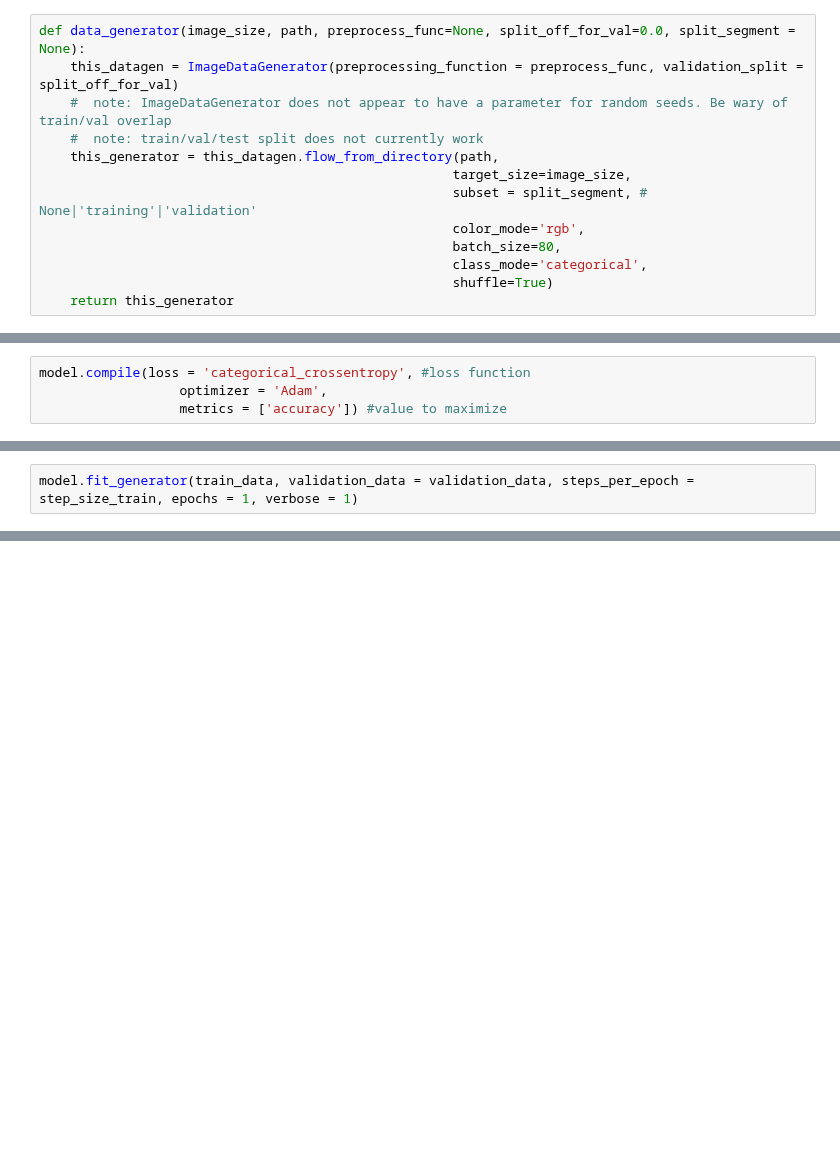
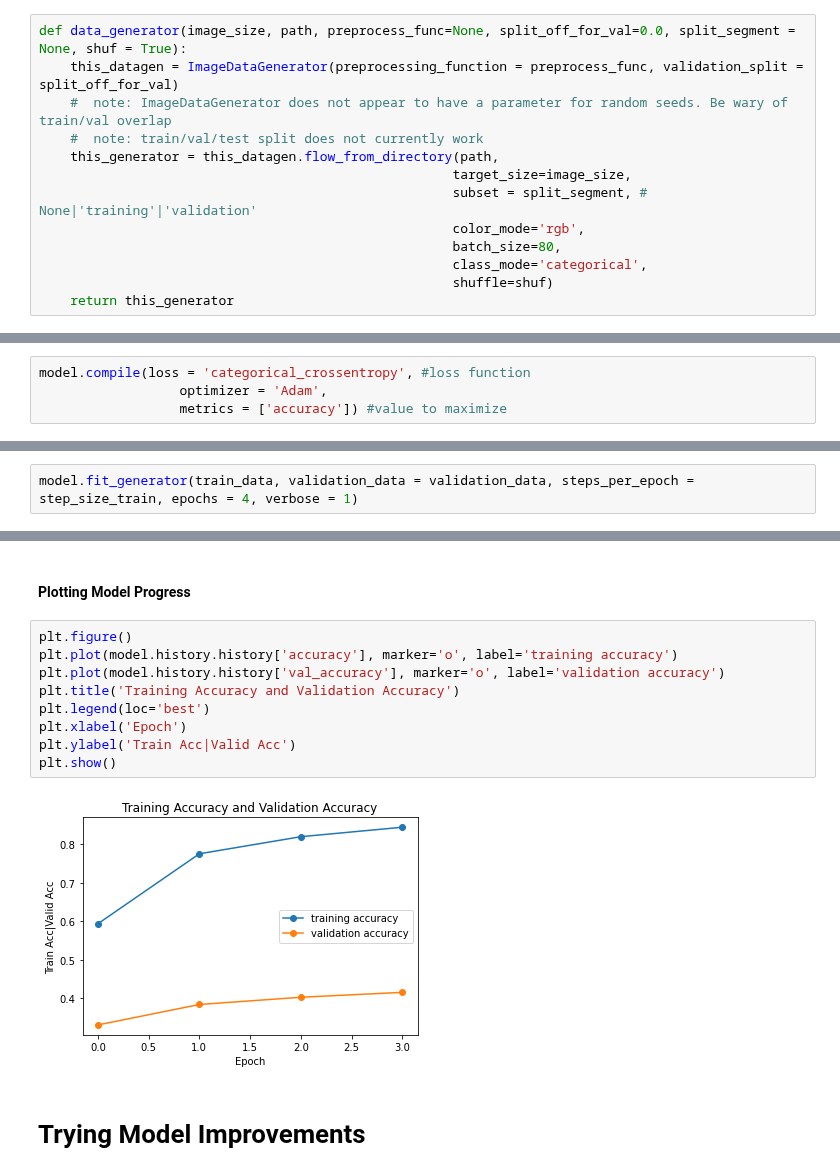
Before and after one commit to Windblown-Marionette/fingerspelling-text, a Jupyter notebook: Fingerspelling-CNN-3-Exploring-Model-Improvements-and-Training-Models.ipynb, the cells around one changed output, grey strips where cells are left out. Saved outputs shown, nothing was run; the diff lists cells and outputs as text; blank space fills up the shorter version.

Commit message:
add improvement attempts and grid search base

```diff
--- a/Fingerspelling-CNN-3-Exploring-Model-Improvements-and-Training-Models.ipynb
+++ b/Fingerspelling-CNN-3-Exploring-Model-Improvements-and-Training-Models.ipynb
@@ -44,7 +47,7 @@ train_data/
      |
       >  D/ -> D_1, D_2, D_3, etc.
 # %%
-def data_generator(image_size, path, preprocess_func=None, split_off_for_val=0.0, split_segment = None):
+def data_generator(image_size, path, preprocess_func=None, split_off_for_val=0.0, split_segment = None, shuf = True):
     this_datagen = ImageDataGenerator(preprocessing_function = preprocess_func, validation_split = split_off_for_val)
     #  note: ImageDataGenerator does not appear to have a parameter for random seeds. Be wary of train/val overlap
     #  note: train/val/test split does not currently work
@@ -54,7 +57,7 @@ def data_generator(image_size, path, preprocess_func=None, split_off_for_val=0.0
                                                      color_mode='rgb',
                                                      batch_size=80,
                                                      class_mode='categorical',
-                                                     shuffle=True)
+                                                     shuffle=shuf)
     return this_generator
 # %% [markdown]
 As the split functionality did not work, I split the data manually into train/validation/test sets.
@@ -192,2 +192,0 @@ model.compile(loss = 'categorical_crossentropy', #loss function
-# %%
-model.fit_generator(train_data, validation_data = validation_data, steps_per_epoch = step_size_train, epochs = 1, verbose = 1)
@@ -209,0 +195,2 @@ plt.show()
+# %%
+model.fit_generator(train_data, validation_data = validation_data, steps_per_epoch = step_size_train, epochs = 4, verbose = 1)
@@ -209,0 +207,15 @@ plt.show()
+# %% [markdown]
+#### Plotting Model Progress
+# %%
+plt.figure()
+plt.plot(model.history.history['accuracy'], marker='o', label='training accuracy')
+plt.plot(model.history.history['val_accuracy'], marker='o', label='validation accuracy')
+plt.title('Training Accuracy and Validation Accuracy')
+plt.legend(loc='best')
+plt.xlabel('Epoch')
+plt.ylabel('Train Acc|Valid Acc')
+plt.show()
+# %% [output]
+[figure, added]
+# %% [markdown]
+# Trying Model Improvements
```
Also changed, not shown: parts of 87 cells of this notebook.
